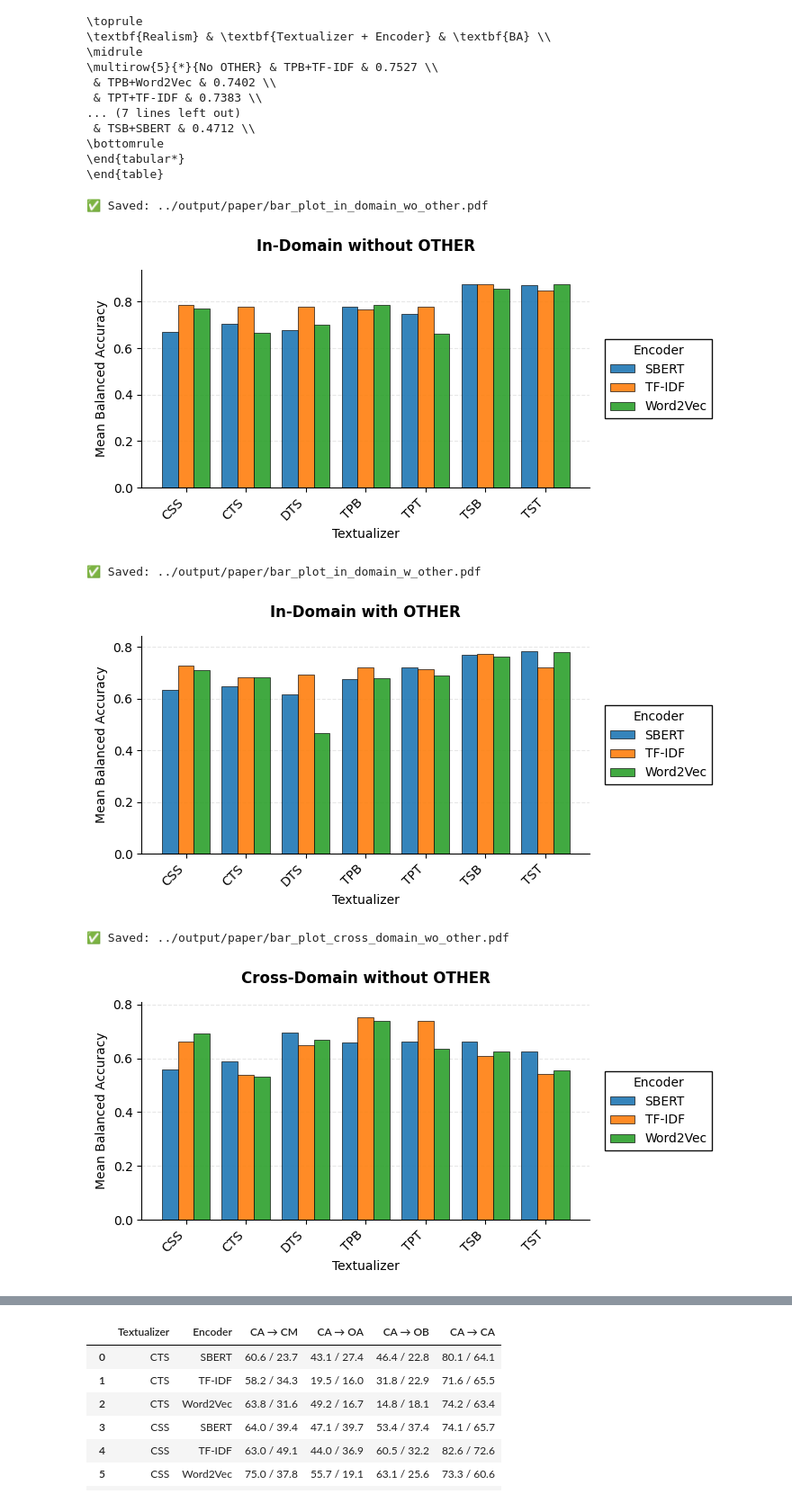
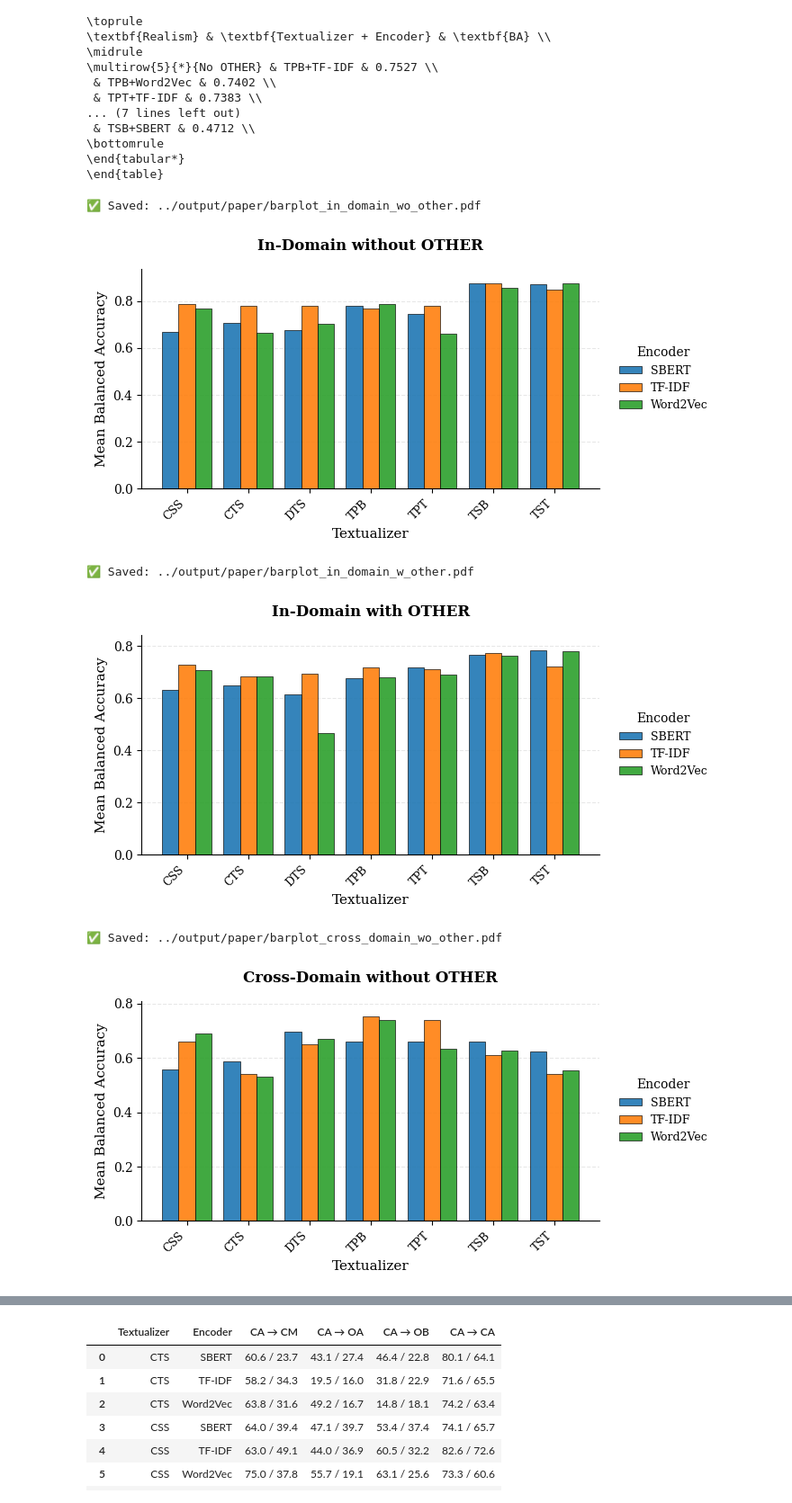
Before and after one commit to ylaxor/adl-recognition-via-text, a Jupyter notebook: scripts/paper_assets.ipynb, the cells around one changed output, grey strips where cells are left out. Shown at 90% size. Saved outputs shown, nothing was run; the diff lists cells and outputs as text; code cells hidden in the pictures.

```diff
--- a/scripts/paper_assets.ipynb
+++ b/scripts/paper_assets.ipynb
@@ -328,6 +328,18 @@ print(cross_domain_top5_latex)
 \end{table}
 # %%
 def get_bar_plot(sub, title, filename):
+    # Set font settings
+    mpl.rcParams["font.family"] = "serif"
+    mpl.rcParams["font.serif"] = ["Times New Roman", "DejaVu Serif"]
+    mpl.rcParams["font.size"] = 10
+    mpl.rcParams["axes.labelsize"] = 11
+    mpl.rcParams["axes.titlesize"] = 12
+    mpl.rcParams["xtick.labelsize"] = 9
+    mpl.rcParams["ytick.labelsize"] = 10
+    mpl.rcParams["legend.fontsize"] = 9
+    mpl.rcParams["pdf.fonttype"] = 42
+    mpl.rcParams["ps.fonttype"] = 42
+
     means = (
         sub.groupby(["textualizer", "encoder"])["balanced_accuracy"]
         .mean()
@@ -335,7 +347,11 @@ def get_bar_plot(sub, title, filename):
     )
     encoders = sorted(means["encoder"].unique())
     textualizers = sorted(means["textualizer"].unique())
-    fig, ax = plt.subplots(figsize=(7, 3.5))
+
+    # Create figure with transparent background
+    fig, ax = plt.subplots(figsize=(7, 3.5), facecolor='none')
+    ax.set_facecolor('none')
+
     x = arange(len(textualizers))
     width = 0.8 / len(encoders)
     colors = ["#1f77b4", "#ff7f0e", "#2ca02c", "#d62728", "#9467bd", "#8c564b"]
@@ -359,43 +375,40 @@ def get_bar_plot(sub, title, filename):
     ax.set_xlabel("Textualizer", fontweight="normal")
     ax.set_ylabel("Mean Balanced Accuracy", fontweight="normal")
     ax.set_title(title, pad=15, fontweight="bold")
     ax.set_xticks(x)
     ax.set_xticklabels(textualizers, rotation=45, ha="right")
     ax.yaxis.grid(True, linestyle="--", alpha=0.3, zorder=0)
     ax.set_axisbelow(True)
     ymin, ymax = ax.get_ylim()
     ax.set_ylim(max(0, ymin - 0.02), ymax + 0.02)
     ax.spines["top"].set_visible(False)
     ax.spines["right"].set_visible(False)
-    ax.legend(
+    legend = ax.legend(
         title="Encoder",
-        frameon=True,
-        fancybox=False,
-        edgecolor="black",
-        framealpha=0.95,
+        frameon=False,
         loc="center left",
         bbox_to_anchor=(1.02, 0.5),
     )
     plt.tight_layout(pad=0.5)
     base_path = outdir / filename
-    plt.savefig(f"{base_path}.pdf", bbox_inches="tight", transparent=True)
+    plt.savefig(f"{base_path}.pdf", bbox_inches="tight", facecolor='none', edgecolor='none')
     print(f"✅ Saved: {base_path}.pdf")
     plt.show()
 
 
 for subset_key, subset_title in [
     ("in_domain_wo_other", "In-Domain without OTHER"),
     ("in_domain_w_other", "In-Domain with OTHER"),
     ("cross_domain_wo_other", "Cross-Domain without OTHER"),
     ("cross_domain_w_other", "Cross-Domain with OTHER"),
 ]:
     sub = subsets[subset_key]
-    filename = f"bar_plot_{subset_key}"
+    filename = f"barplot_{subset_key}"
     get_bar_plot(sub, subset_title, filename)
 # %% [output]
-✅ Saved: ../output/paper/bar_plot_in_domain_wo_other.pdf
+✅ Saved: ../output/paper/barplot_in_domain_wo_other.pdf
-[figure, old version]
+[figure, new version]
-✅ Saved: ../output/paper/bar_plot_in_domain_w_other.pdf
+✅ Saved: ../output/paper/barplot_in_domain_w_other.pdf
-[figure, old version]
+[figure, new version]
-✅ Saved: ../output/paper/bar_plot_cross_domain_wo_other.pdf
+✅ Saved: ../output/paper/barplot_cross_domain_wo_other.pdf
-[figure, old version]
+[figure, new version]
```
Also changed, not shown: parts of 2 cells of this notebook.
